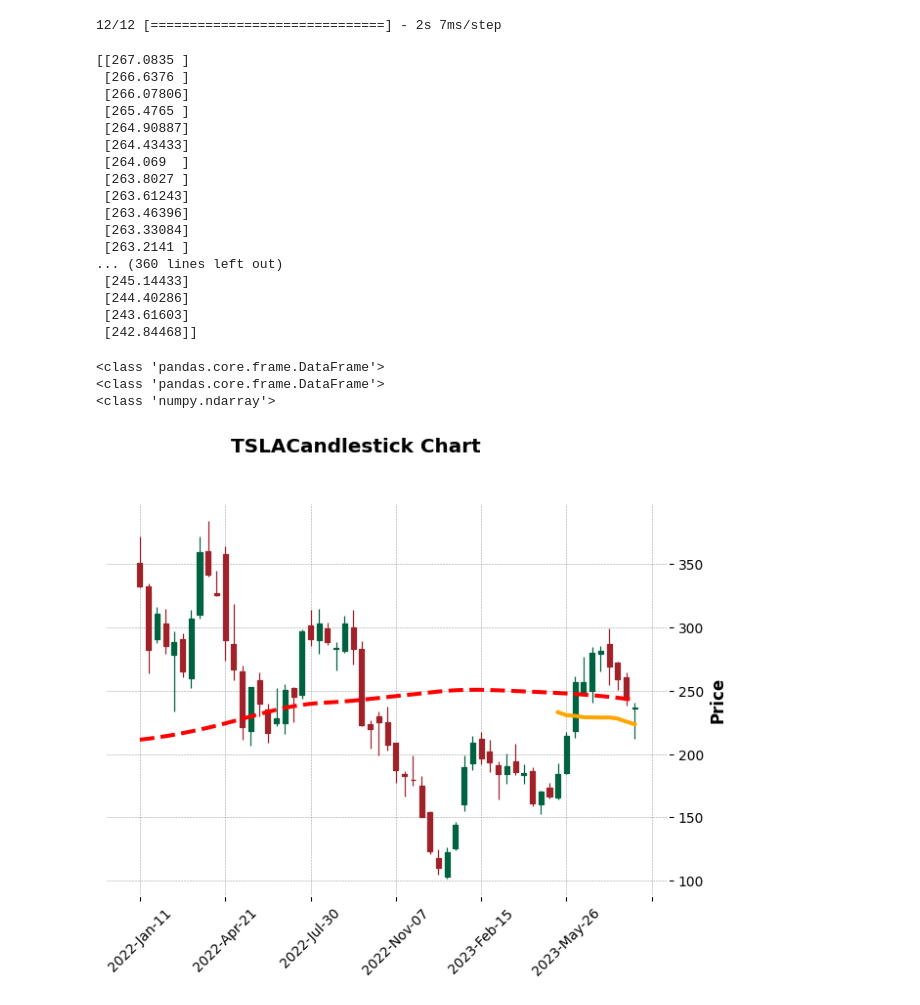
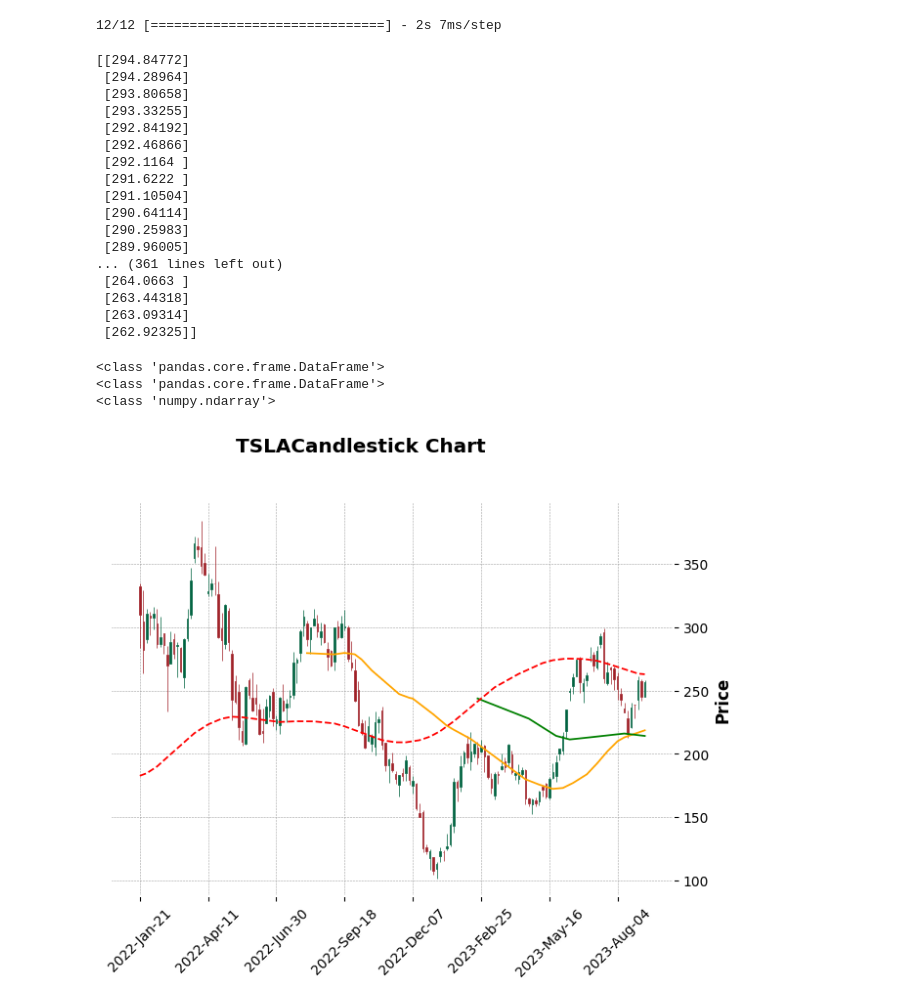
Before and after one commit to kinqsradio/COS30018-IntelligentSystems, a Jupyter notebook: Tasks B.4 - Machine Learning 1/MachineLearning1/MachineLearning1.ipynb, the cells around one changed output. Drawn from its saved outputs; the diff is of its cells as text; code cells hidden in the pictures.

```diff
--- a/Tasks B.4 - Machine Learning 1/MachineLearning1/MachineLearning1.ipynb
+++ b/Tasks B.4 - Machine Learning 1/MachineLearning1/MachineLearning1.ipynb
@@ -82,7 +85,7 @@ from tensorflow.keras.utils import plot_model
 import joblib
 # %%
 start='2015-01-01'
-end='2023-08-25'
+end='2023-09-07'
 ticker='TSLA'
 
 # Price Value
@@ -745,23 +800,23 @@ predicted_prices = train_target_scaler.inverse_transform(predicted_prices)
 # %%
 print(predicted_prices)
 # %% [output]
-[[267.0835 ]
- [266.6376 ]
- [266.07806]
- [265.4765 ]
- [264.90887]
- [264.43433]
- [264.069  ]
- [263.8027 ]
- [263.61243]
- [263.46396]
- [263.33084]
- [263.2141 ]
-... (360 lines left out)
- [245.14433]
- [244.40286]
- [243.61603]
- [242.84468]]
+[[294.84772]
+ [294.28964]
+ [293.80658]
+ [293.33255]
+ [292.84192]
+ [292.46866]
+ [292.1164 ]
+ [291.6222 ]
+ [291.10504]
+ [290.64114]
+ [290.25983]
+ [289.96005]
+... (361 lines left out)
+ [264.0663 ]
+ [263.44318]
+ [263.09314]
+ [262.92325]]
 # %%
 print(type(train_data))
 print(type(test_data))
@@ -835,9 +890,9 @@ def plot_candlestick_predicted(input_df, predicted_prices, n=1):
              addplot=ap,
              show_nontrading=False)
 # %%
-plot_candlestick_predicted(test_data, predicted_prices, n=10)
+plot_candlestick_predicted(test_data, predicted_prices, n=4)
 # %% [output]
-[figure, old version]
+[figure, new version]
 # %%
 def plot_candlestick_full(train_df, test_df, predicted_prices, n=1):
     # Create deep copies to avoid modifying the original dataframes
```
Also changed, not shown: parts of 22 cells of this notebook, 1 other file.
